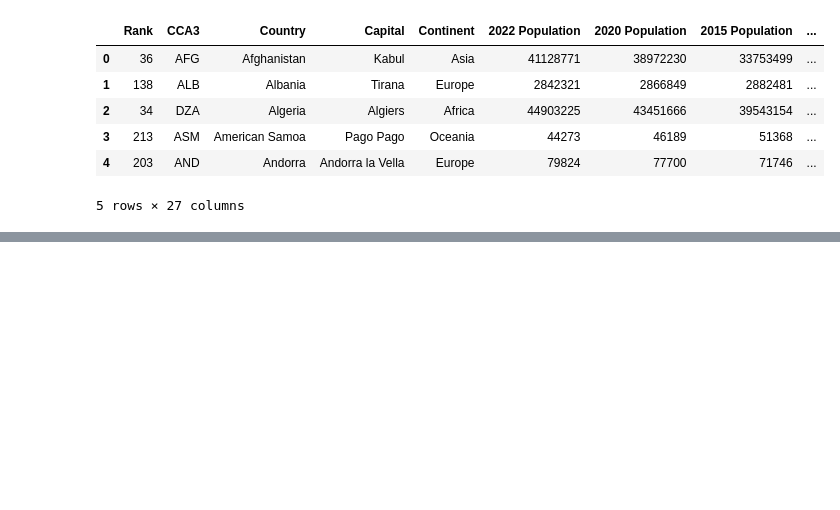
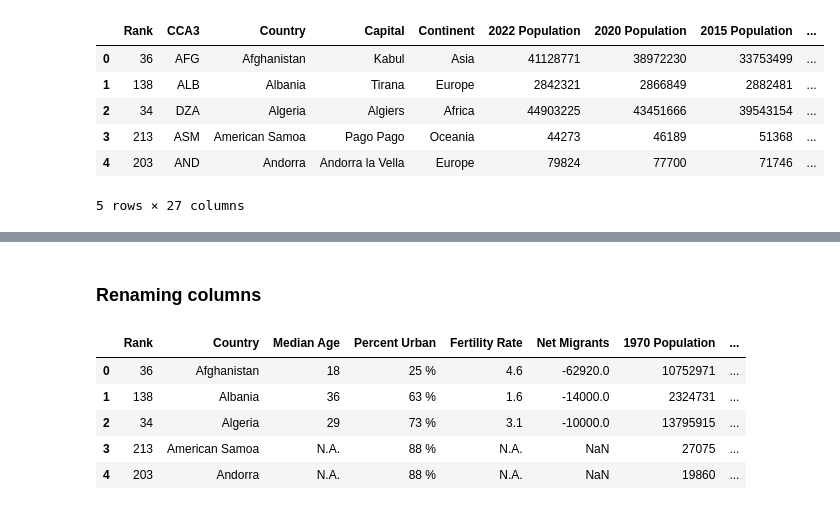
Before and after one commit to 99btyler/global-population-dashboard, a Jupyter notebook: src/data/data-cleaning.ipynb, the cells around one changed output, grey strips where cells are left out. Saved outputs shown, nothing was run; the diff lists cells and outputs as text; code cells hidden in the pictures; blank space fills up the shorter version.

```diff
--- a/src/data/data-cleaning.ipynb
+++ b/src/data/data-cleaning.ipynb
@@ -43,0 +92,19 @@ global_population_df.head()
+# %% [markdown]
+### Renaming columns
+# %%
+global_population_df = global_population_df.rename(columns={
+    "Med. Age": "Median Age",
+    "Urban Pop %": "Percent Urban",
+    "Fert. Rate": "Fertility Rate",
+    "Migrants (net)": "Net Migrants",
+    "World Population Percentage": "Global Population (%)"
+})
+
+global_population_df.head()
+# %% [output]
+|  | Rank | Country | Median Age | Percent Urban | Fertility Rate | Net Migrants | 1970 Population | ... |
+| 0 | 36 | Afghanistan | 18 | 25 % | 4.6 | -62920.0 | 10752971 | ... |
+| 1 | 138 | Albania | 36 | 63 % | 1.6 | -14000.0 | 2324731 | ... |
+| 2 | 34 | Algeria | 29 | 73 % | 3.1 | -10000.0 | 13795915 | ... |
+| 3 | 213 | American Samoa | N.A. | 88 % | N.A. | NaN | 27075 | ... |
+| 4 | 203 | Andorra | N.A. | 88 % | N.A. | NaN | 19860 | ... |
```
Also changed, not shown: parts of 7 cells of this notebook.
